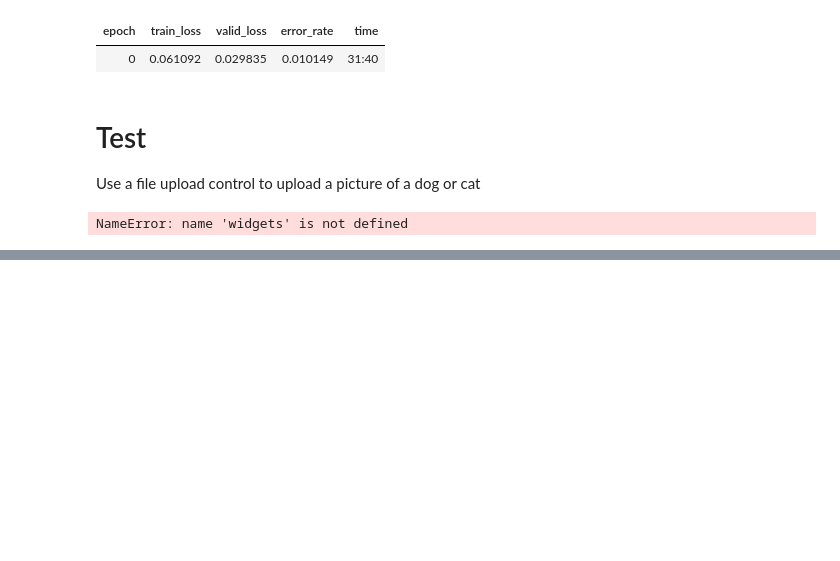
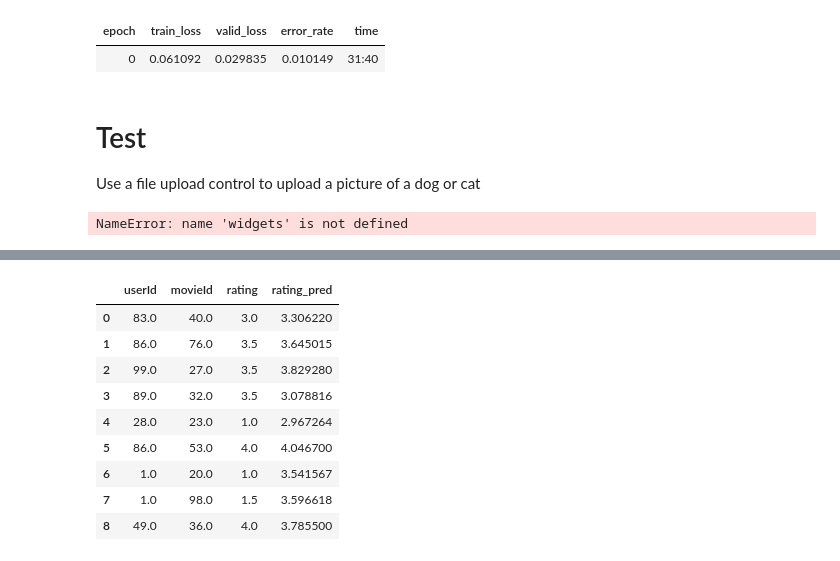
Before and after one commit to ProgramX-NPledger/FastAILearning, a Jupyter notebook: book/chapter-1/chapter-1.ipynb, the cells around one changed output, grey strips where cells are left out. Cells and saved outputs as stored; diff of their text form; code cells hidden in the pictures; blank space fills up the shorter version.

```diff
--- a/book/chapter-1/chapter-1.ipynb
+++ b/book/chapter-1/chapter-1.ipynb
@@ -68,0 +147,6 @@ drwxr-xr-x 2 root root 4096 Apr 18 11:00 .virtual_documents
+# %%
+from fastai.collab import *
+path = untar_data(URLs.ML_SAMPLE)
+dls = CollabDataLoaders.from_csv(path/'ratings.csv')
+learn = collab_learner(dls, y_range=(0.5,5.5))
+learn.fine_tune(10)
@@ -68,0 +168,4 @@ drwxr-xr-x 2 root root 4096 Apr 18 11:00 .virtual_documents
+# %%
+
+learn.show_results()
+# %% [output]
@@ -68,0 +173,10 @@ drwxr-xr-x 2 root root 4096 Apr 18 11:00 .virtual_documents
+|  | userId | movieId | rating | rating_pred |
+| 0 | 83.0 | 40.0 | 3.0 | 3.306220 |
+| 1 | 86.0 | 76.0 | 3.5 | 3.645015 |
+| 2 | 99.0 | 27.0 | 3.5 | 3.829280 |
+| 3 | 89.0 | 32.0 | 3.5 | 3.078816 |
+| 4 | 28.0 | 23.0 | 1.0 | 2.967264 |
+| 5 | 86.0 | 53.0 | 4.0 | 4.046700 |
+| 6 | 1.0 | 20.0 | 1.0 | 3.541567 |
+| 7 | 1.0 | 98.0 | 1.5 | 3.596618 |
+| 8 | 49.0 | 36.0 | 4.0 | 3.785500 |
```
Also changed, not shown: parts of 15 cells of this notebook.
